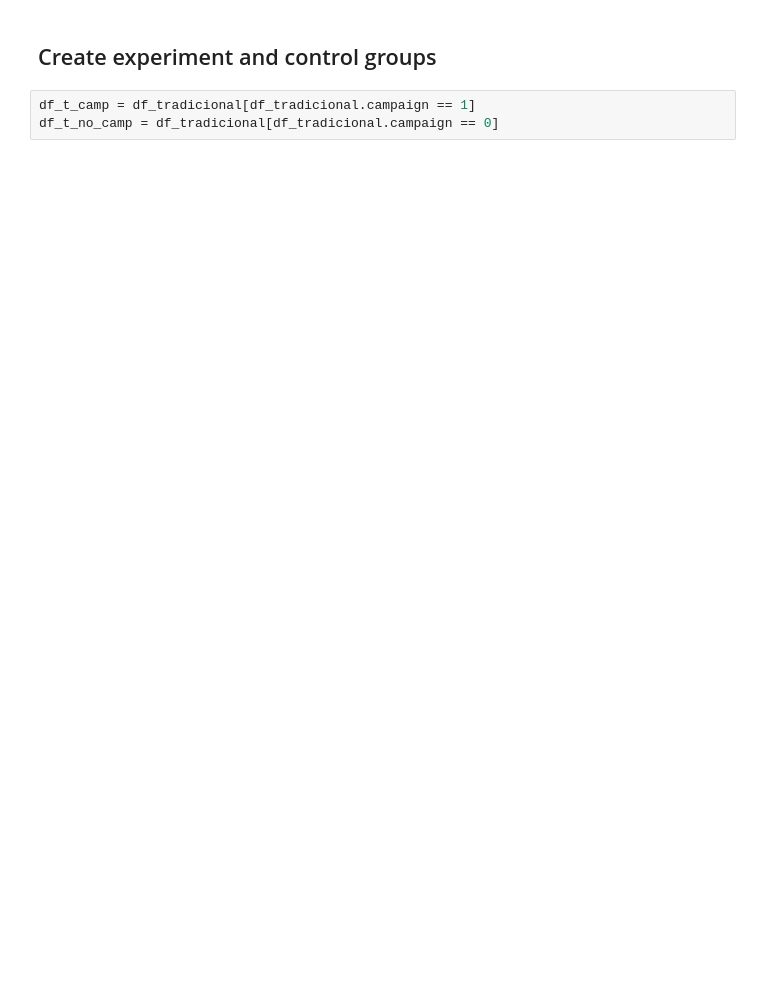
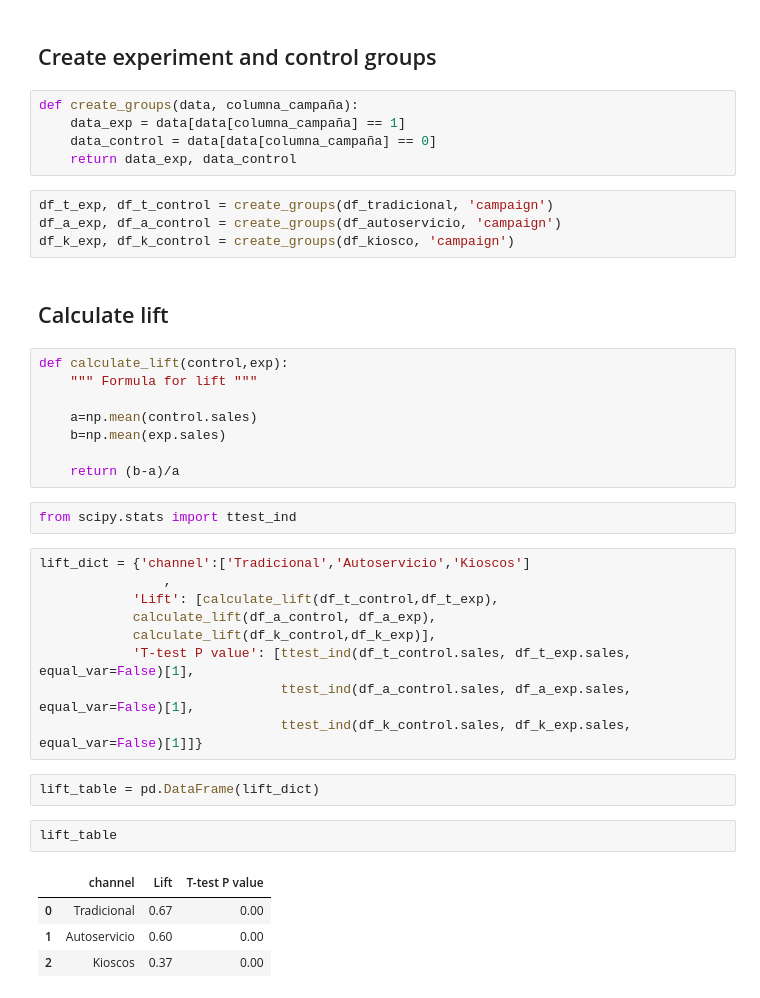
Before and after one commit to DenisTros/Quilmes_lift, a Jupyter notebook: notebooks/lift.ipynb, the cells around one changed output. Drawn from its saved outputs; the diff is of its cells as text; blank space fills up the shorter version.

```diff
--- a/notebooks/lift.ipynb
+++ b/notebooks/lift.ipynb
@@ -406,5 +418,41 @@ temp.head()
 # %% [markdown]
 ## Create experiment and control groups
-# %%
-df_t_camp = df_tradicional[df_tradicional.campaign == 1]
-df_t_no_camp = df_tradicional[df_tradicional.campaign == 0]
+# %%
+def create_groups(data, columna_campaña):
+    data_exp = data[data[columna_campaña] == 1]
+    data_control = data[data[columna_campaña] == 0]
+    return data_exp, data_control
+# %%
+df_t_exp, df_t_control = create_groups(df_tradicional, 'campaign')
+df_a_exp, df_a_control = create_groups(df_autoservicio, 'campaign')
+df_k_exp, df_k_control = create_groups(df_kiosco, 'campaign')
+# %% [markdown]
+## Calculate lift
+# %%
+def calculate_lift(control,exp):
+    """ Formula for lift """
+
+    a=np.mean(control.sales)
+    b=np.mean(exp.sales)
+
+    return (b-a)/a
+# %%
+from scipy.stats import ttest_ind
+# %%
+lift_dict = {'channel':['Tradicional','Autoservicio','Kioscos']
+                ,
+            'Lift': [calculate_lift(df_t_control,df_t_exp),
+            calculate_lift(df_a_control, df_a_exp),
+            calculate_lift(df_k_control,df_k_exp)],
+            'T-test P value': [ttest_ind(df_t_control.sales, df_t_exp.sales, equal_var=False)[1],
+                               ttest_ind(df_a_control.sales, df_a_exp.sales, equal_var=False)[1],
+                               ttest_ind(df_k_control.sales, df_k_exp.sales, equal_var=False)[1]]}
+# %%
+lift_table = pd.DataFrame(lift_dict)
+# %%
+lift_table
+# %% [output]
+|  | channel | Lift | T-test P value |
+| 0 | Tradicional | 0.67 | 0.00 |
+| 1 | Autoservicio | 0.60 | 0.00 |
+| 2 | Kioscos | 0.37 | 0.00 |
```
Also changed, not shown: parts of 41 cells of this notebook.
